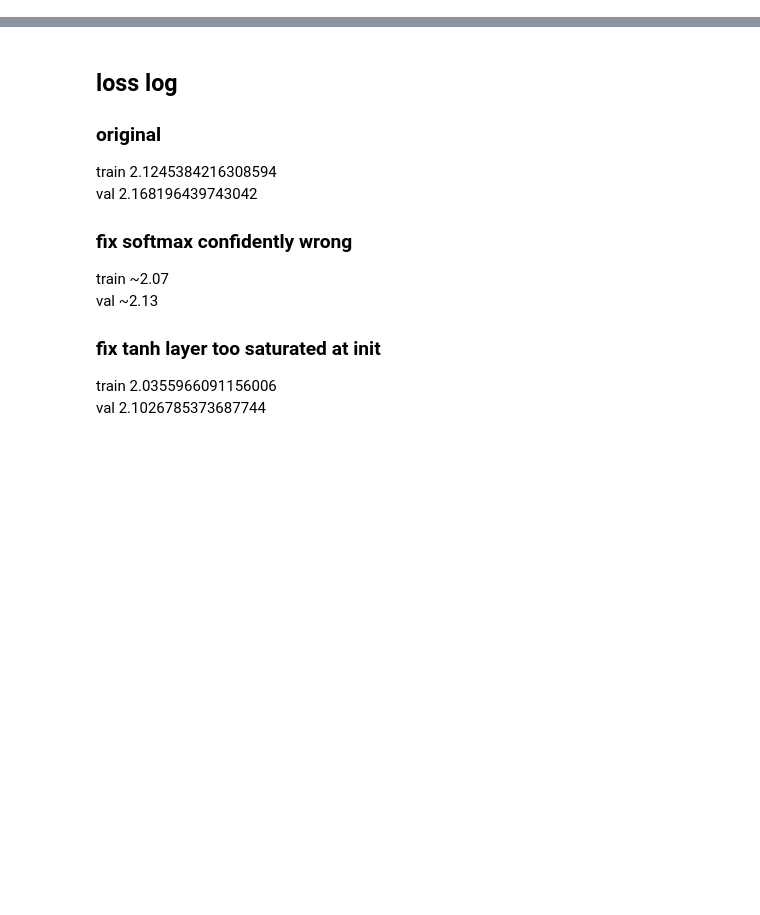
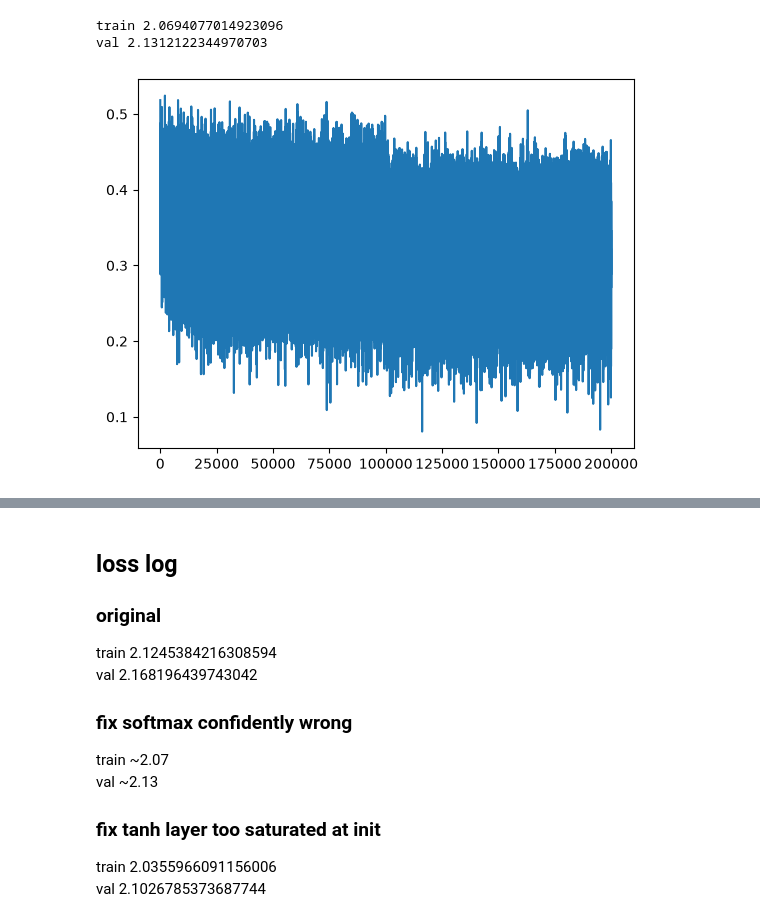
Before and after one commit to DLinC3/nn-zero-to-hero, a Jupyter notebook: book/04-makemore-batchnorm/makemore_part3_bn.ipynb, the cells around one changed output, grey strips where cells are left out. Drawn from its saved outputs; the diff is of its cells as text; code cells hidden in the pictures; blank space fills up the shorter version.

```diff
--- a/book/04-makemore-batchnorm/makemore_part3_bn.ipynb
+++ b/book/04-makemore-batchnorm/makemore_part3_bn.ipynb
@@ -1124,0 +16,4 @@ sample_deep(C_deep, layers_deep)
+# %%
+# read in all the words
+words = open('names.txt', 'r').read().splitlines()
+words[:8]
@@ -1124,0 +291,28 @@ sample_deep(C_deep, layers_deep)
+# %%
+max_steps = 200000
+batch_size = 32
+lossi = []
+
+for i in range(max_steps):
+
+  ix = torch.randint(0, Xtr.shape[0], (batch_size,), generator=g).to(device)
+  Xb, Yb = Xtr[ix], Ytr[ix]
+
+  emb = C[Xb]
+  embcat = emb.view(emb.shape[0], -1)
+  hpreact = embcat @ W1 + b1
+  h = torch.tanh(hpreact)
+  logits = h @ W2 + b2
+  loss = F.cross_entropy(logits, Yb)
+
+  for p in parameters:
+    p.grad = None
+  loss.backward()
+
+  lr = 0.1 if i < 100000 else 0.01
+  for p in parameters:
+    p.data += -lr * p.grad
+
+  if i % 10000 == 0:
+    print(f'{i:7d}/{max_steps:7d}: {loss.item():.4f}')
+  lossi.append(loss.log10().item())
@@ -1124,0 +340,8 @@ sample_deep(C_deep, layers_deep)
+# %%
+plt.plot(lossi)
+split_loss('train')
+split_loss('val')
+# %% [output]
+train 2.0694077014923096
+val 2.1312122344970703
+[figure, added]
```
Also changed, not shown: parts of 106 cells of this notebook.
